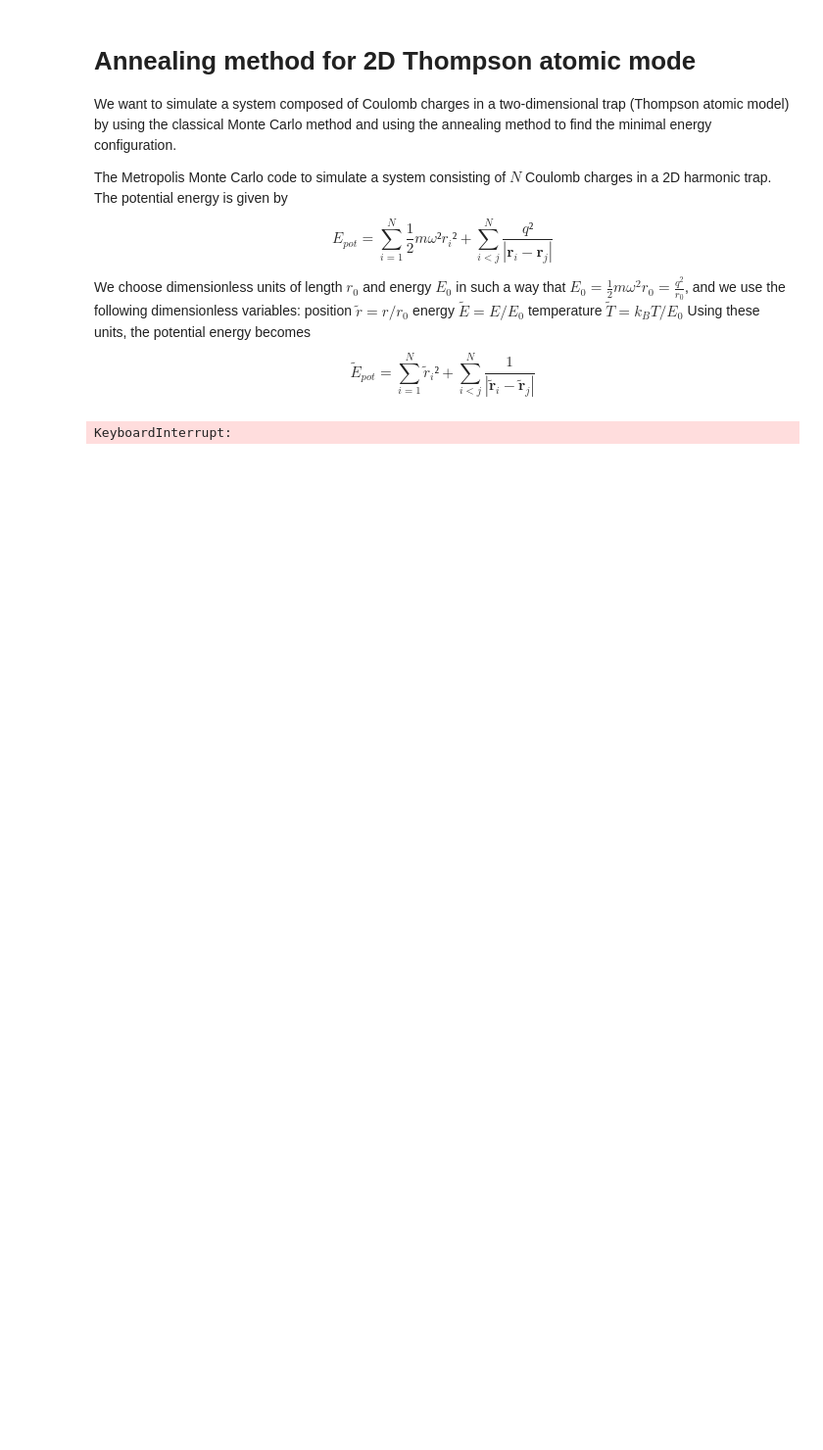
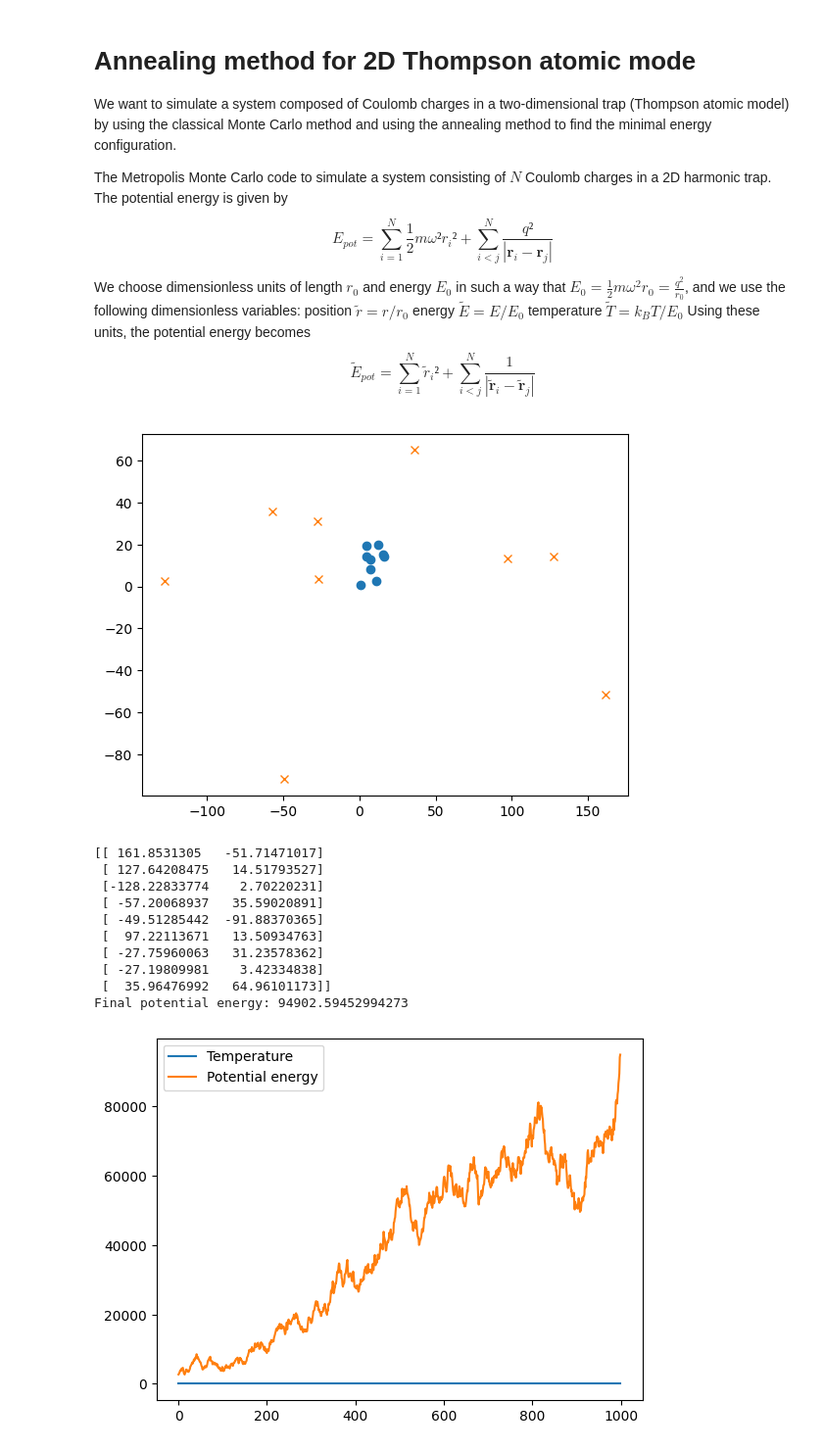
Before and after one commit to giacomocalabria/Stochastic-Methods-UPC, a Jupyter notebook: W4/Notebook.ipynb, the cells around one changed output. Shown: that part at 98% size. Drawn from its saved outputs; the diff is of its cells as text; code cells hidden in the pictures; blank space fills up the shorter version.

```diff
--- a/W4/Notebook.ipynb
+++ b/W4/Notebook.ipynb
@@ -42,6 +42,8 @@ def globalMode(N, R, T, Delta):
     # Acceptance probability
     w = MaxBoltz(N, R, Rp, T)
 
+    if potential(N,Rp) - potential(N, R) < 0:
+        return Rp
     # Metropolis test
     if int(random.random() + w) > 0:
         return R
@@ -52,7 +54,8 @@ def singleMove(N, R, T, Delta):
     Rp = np.zeros((N,2))
 
     # Moving a single particle
-    j = int(random.random()*N)
+    j = np.random.randint(N)
+
     ux = (random.random()*2-1)*Delta
     uy = (random.random()*2-1)*Delta
 
@@ -61,6 +64,8 @@ def singleMove(N, R, T, Delta):
     # Acceptance probability
     w = MaxBoltz(N, R, Rp, T)
 
+    if potential(N,Rp) - potential(N, R) < 0:
+        return Rp
     # Metropolis test
     if int(random.random() + w) > 0:
         R = Rp
@@ -80,22 +85,22 @@ def localMove(N, R, T, Delta):
         # Acceptance probability
         w = MaxBoltz(N, R, Rp, T)
 
+        if potential(N,Rp) - potential(N, R) < 0:
+            return Rp
         # Metropolis test
         if int(random.random() + w) > 0:
             R = Rp
     return R
 # %%
 
-# Parameters
-from matplotlib import legend
 from tqdm import tqdm  # for progress bar (optional)
 
-N = 26 # number of charges
+N = 9 # number of charges
 T0 = 10 # Temperatures
-Delta = 0.9 # maximum displacement
+Delta = 0.5 # maximum displacement
 
 # Generate a random initial configuration
-R0 = 2 * np.random.rand(N, 2) - 1
+R0 = np.random.rand(N, 2) * 20
 
 R = R0
 T = T0
@@ -106,35 +111,46 @@ nsteps = 1000
 Temp = np.zeros(nsteps)
 Epot = np.zeros(nsteps)
 
-with tqdm(total=nsteps*500) as pbar:
+with tqdm(total=nsteps*100) as pbar:
     for i in range(nsteps):
 
-        for j in range(500):
+        for j in range(100):
             pbar.update()
             # Global move
             R = globalMode(N, R, T, Delta)
             # Single move
             R = singleMove(N, R, T, Delta)
 
         # Cooling
         T = T * 0.999
 
         # Store temperature and energy
         Temp[i] = T
         Epot[i] = potential(N, R)
 
 # Plot initial and final configurations
 plt.plot(R0[:,0],R0[:,1],'o')
 plt.plot(R[:,0],R[:,1],'x')
 plt.show()
 
 print(R)
 print('Final potential energy:', potential(N, R))
 
 # Plot temperature and energy
 plt.plot(Temp, label='Temperature')
 plt.plot(Epot, label='Potential energy')
 plt.legend()
 plt.show()
 # %% [output]
+[figure, added]
-KeyboardInterrupt:
+[[ 161.8531305   -51.71471017]
+ [ 127.64208475   14.51793527]
+ [-128.22833774    2.70220231]
+ [ -57.20068937   35.59020891]
+ [ -49.51285442  -91.88370365]
+ [  97.22113671   13.50934763]
+ [ -27.75960063   31.23578362]
+ [ -27.19809981    3.42334838]
+ [  35.96476992   64.96101173]]
+Final potential energy: 94902.59452994273
+[figure, added]
```
Also changed, not shown: 2 other files.
